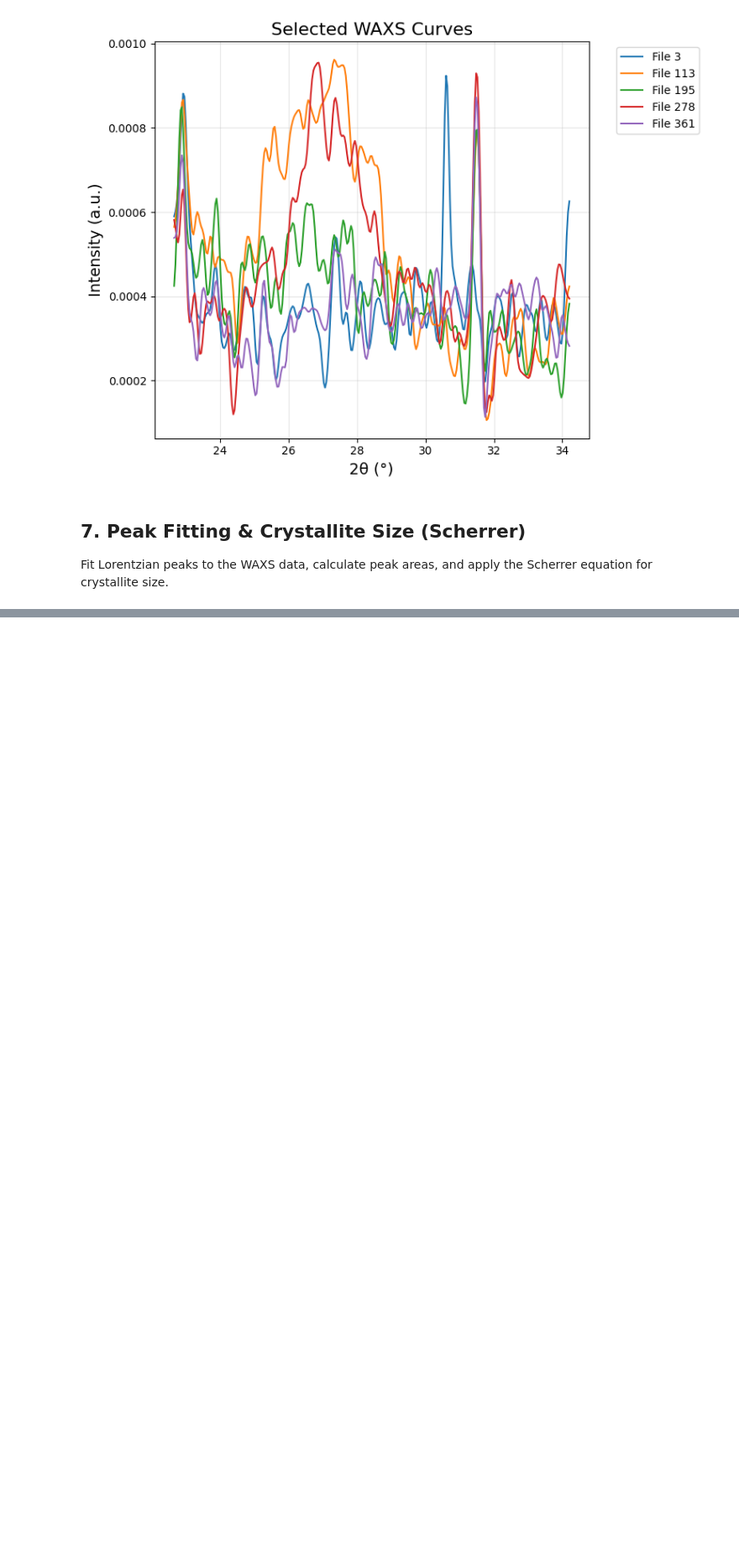
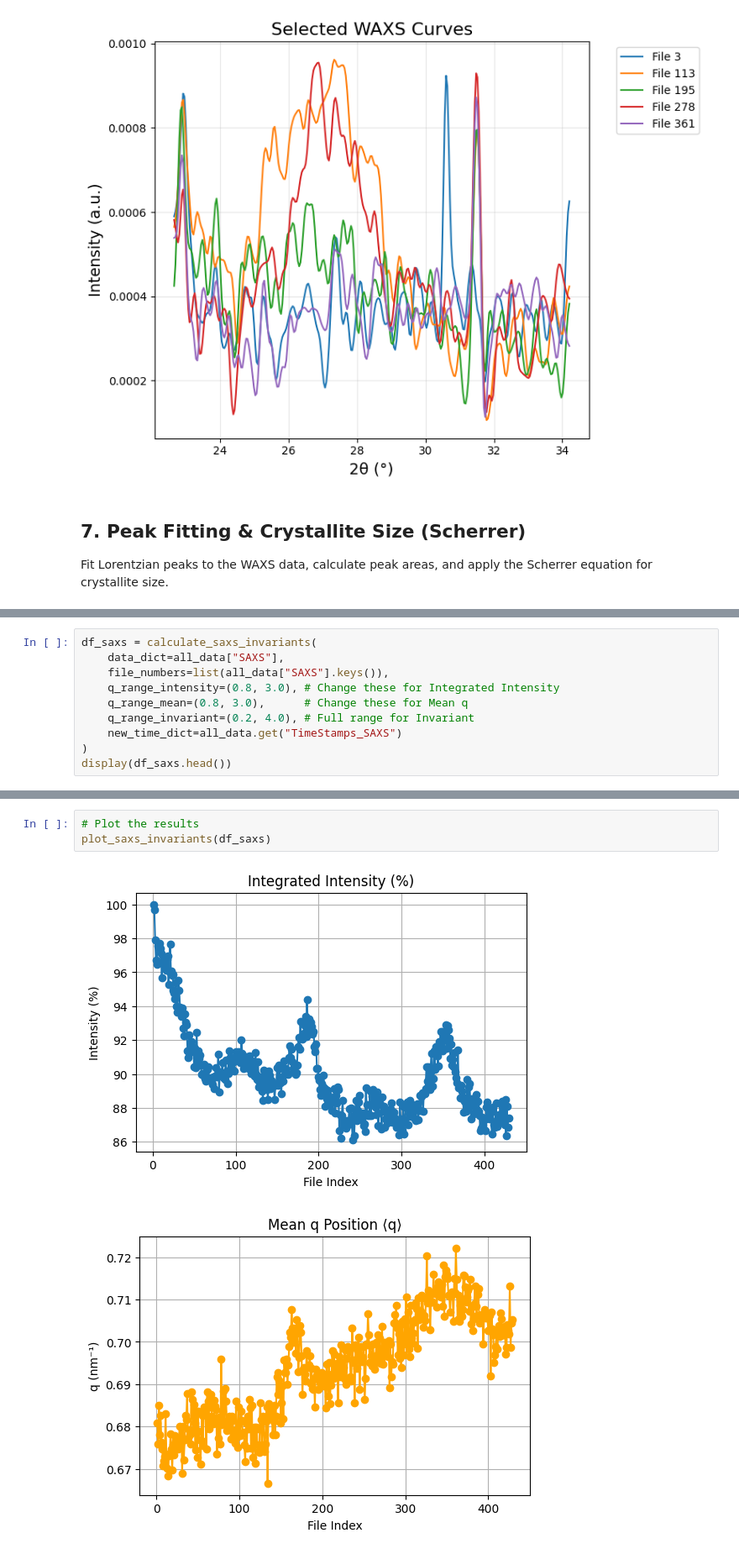
Before and after one commit to PronoyDutta/SAXS_WAXS, a Jupyter notebook: Final_Notebooks/main_analysis.ipynb, the cells around one changed output, grey strips where cells are left out. Shown at 84% size. Drawn from its saved outputs; the diff is of its cells as text; blank space fills up the shorter version.

```diff
--- a/Final_Notebooks/main_analysis.ipynb
+++ b/Final_Notebooks/main_analysis.ipynb
@@ -663,0 +667,10 @@ plot_peak_areas(df_curves, window_length=25, smoothing_method='moving_median', f
+# %%
+df_saxs = calculate_saxs_invariants(
+    data_dict=all_data["SAXS"],
+    file_numbers=list(all_data["SAXS"].keys()),
+    q_range_intensity=(0.8, 3.0), # Change these for Integrated Intensity
+    q_range_mean=(0.8, 3.0),      # Change these for Mean q
+    q_range_invariant=(0.2, 4.0), # Full range for Invariant
+    new_time_dict=all_data.get("TimeStamps_SAXS")
+)
+display(df_saxs.head())
@@ -663,0 +684,6 @@ plot_peak_areas(df_curves, window_length=25, smoothing_method='moving_median', f
+# %%
+# Plot the results
+plot_saxs_invariants(df_saxs)
+# %% [output]
+[figure, added]
+[figure, added]
```
Also changed, not shown: parts of 8 cells of this notebook, 1 other file.
